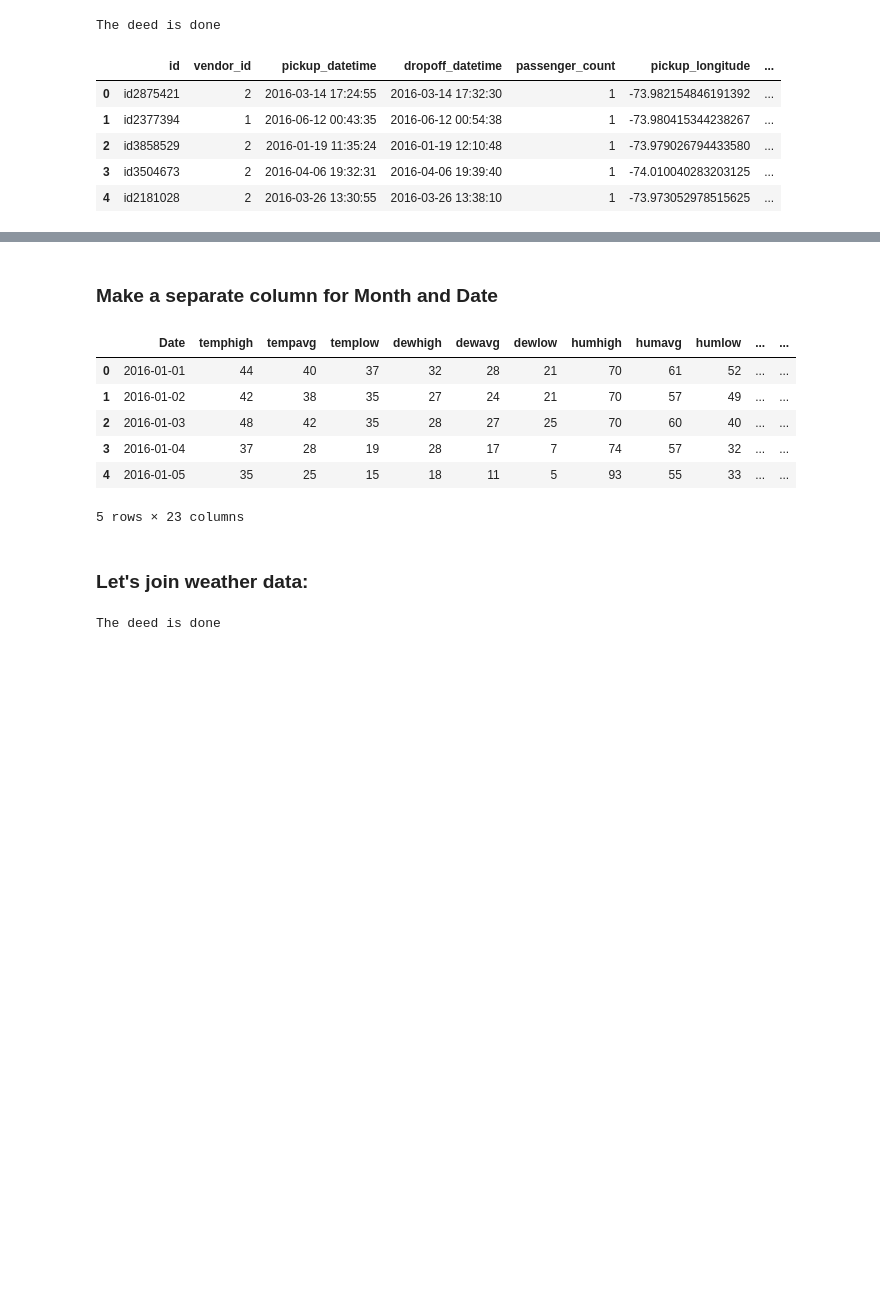
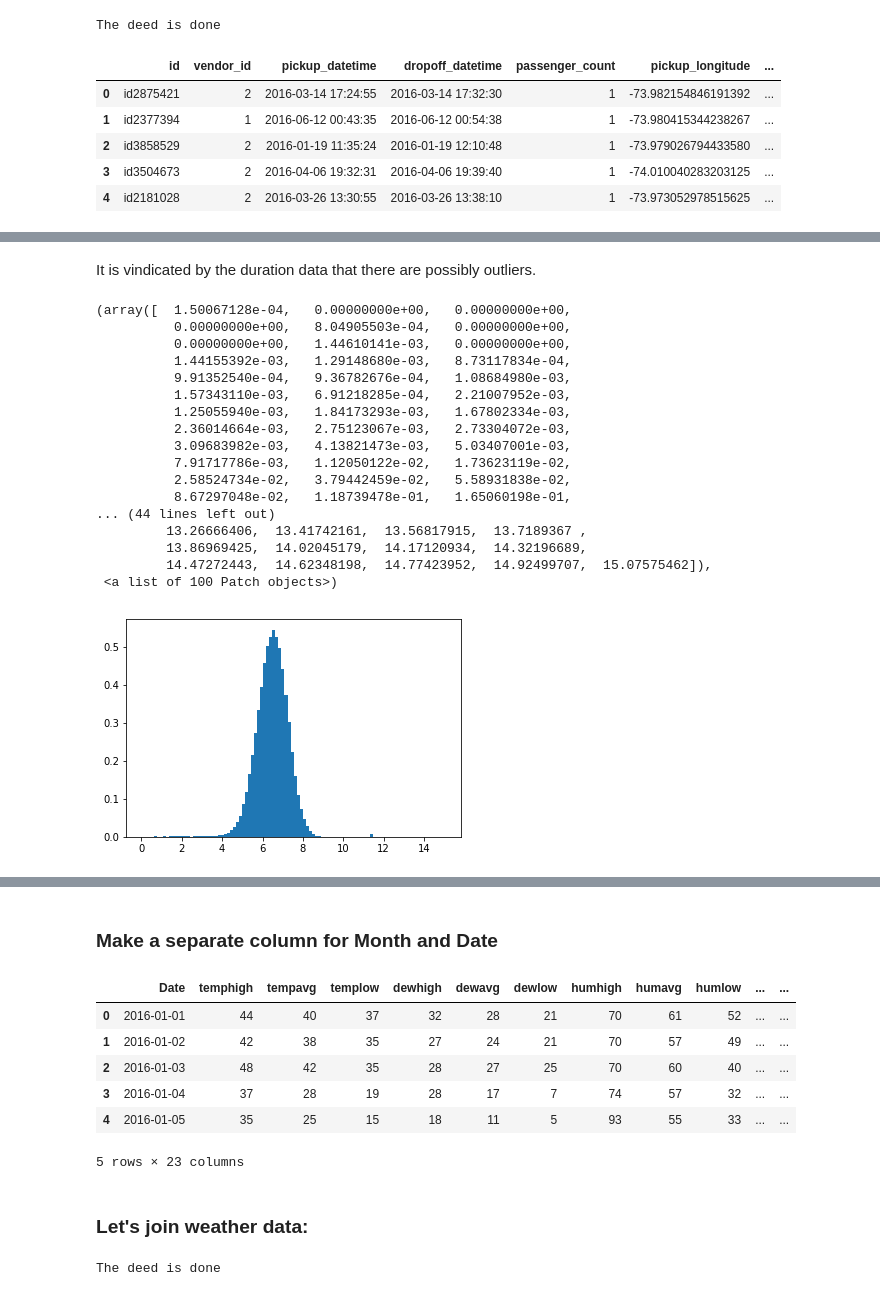
Before and after one commit to jadoonengr/Kaggle-Taxi-NYC, a Jupyter notebook: NYX_Taxi.ipynb, the cells around one changed output, grey strips where cells are left out. Drawn from its saved outputs; the diff is of its cells as text; code cells hidden in the pictures; blank space fills up the shorter version.

```diff
--- a/NYX_Taxi.ipynb
+++ b/NYX_Taxi.ipynb
@@ -84,3 +279,26 @@ The deed is done
+# %% [markdown]
+It is vindicated by the duration data that there are possibly outliers.
+# %%
+plt.hist(np.log(target),bins=100,normed=True)
+# %% [output]
+(array([  1.50067128e-04,   0.00000000e+00,   0.00000000e+00,
+          0.00000000e+00,   8.04905503e-04,   0.00000000e+00,
+          0.00000000e+00,   1.44610141e-03,   0.00000000e+00,
+          1.44155392e-03,   1.29148680e-03,   8.73117834e-04,
+          9.91352540e-04,   9.36782676e-04,   1.08684980e-03,
+          1.57343110e-03,   6.91218285e-04,   2.21007952e-03,
+          1.25055940e-03,   1.84173293e-03,   1.67802334e-03,
+          2.36014664e-03,   2.75123067e-03,   2.73304072e-03,
+          3.09683982e-03,   4.13821473e-03,   5.03407001e-03,
+          7.91717786e-03,   1.12050122e-02,   1.73623119e-02,
+          2.58524734e-02,   3.79442459e-02,   5.58931838e-02,
+          8.67297048e-02,   1.18739478e-01,   1.65060198e-01,
+... (44 lines left out)
+         13.26666406,  13.41742161,  13.56817915,  13.7189367 ,
+         13.86969425,  14.02045179,  14.17120934,  14.32196689,
+         14.47272443,  14.62348198,  14.77423952,  14.92499707,  15.07575462]),
+ <a list of 100 Patch objects>)
+[figure, added]
 # %%
 df.describe()
 # %% [output]
```
Also changed, not shown: parts of 33 cells of this notebook, 1 other file.
